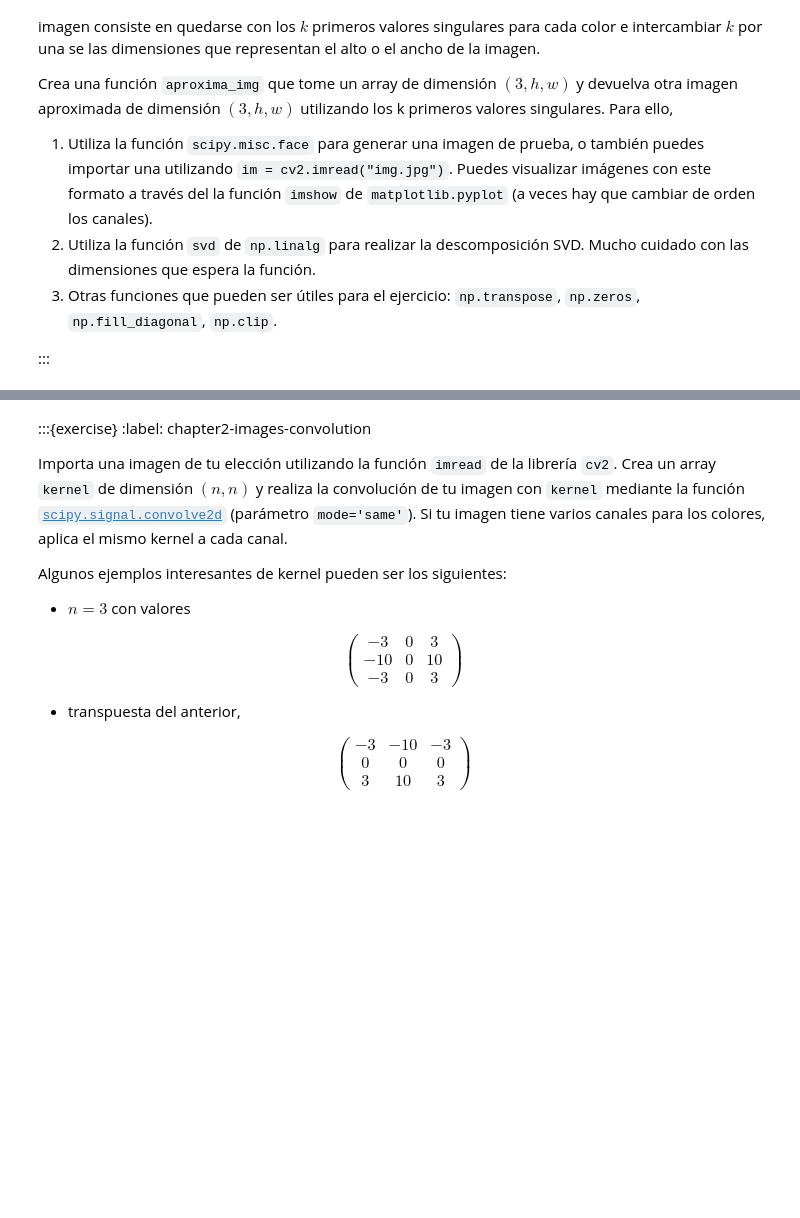
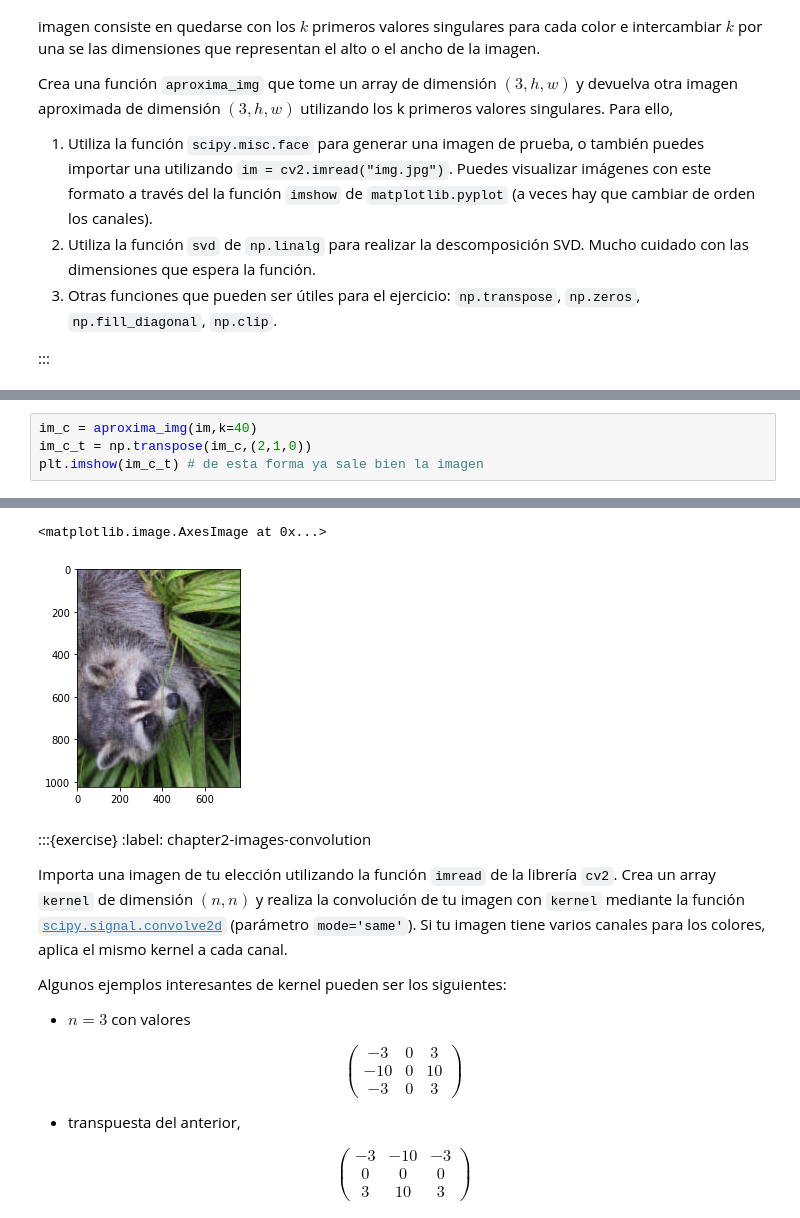
Before and after one commit to magjanvaz/curso-python-us, a Jupyter notebook: notebooks/numpy/exercises.ipynb, the cells around one changed output, grey strips where cells are left out. Cells and saved outputs as stored; diff of their text form; blank space fills up the shorter version.

```diff
--- a/notebooks/numpy/exercises.ipynb
+++ b/notebooks/numpy/exercises.ipynb
@@ -94,0 +160,5 @@ Crea una función `aproxima_img` que tome un array de dimensión $(3, h, w)$ y d
+# %%
+im_c = aproxima_img(im,k=40)
+im_c_t = np.transpose(im_c,(2,1,0))
+plt.imshow(im_c_t) # de esta forma ya sale bien la imagen
+# %% [output]
@@ -95,3 +166,5 @@ Crea una función `aproxima_img` que tome un array de dimensión $(3, h, w)$ y d
+<matplotlib.image.AxesImage at 0x...>
+[figure, added]
 # %% [markdown]
 :::{exercise}
 :label: chapter2-images-convolution
```
Also changed, not shown: parts of 20 cells of this notebook.
